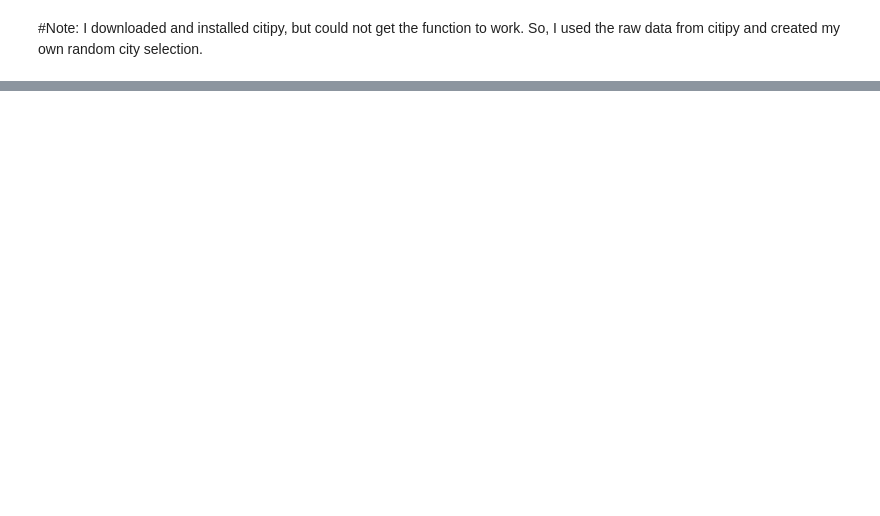
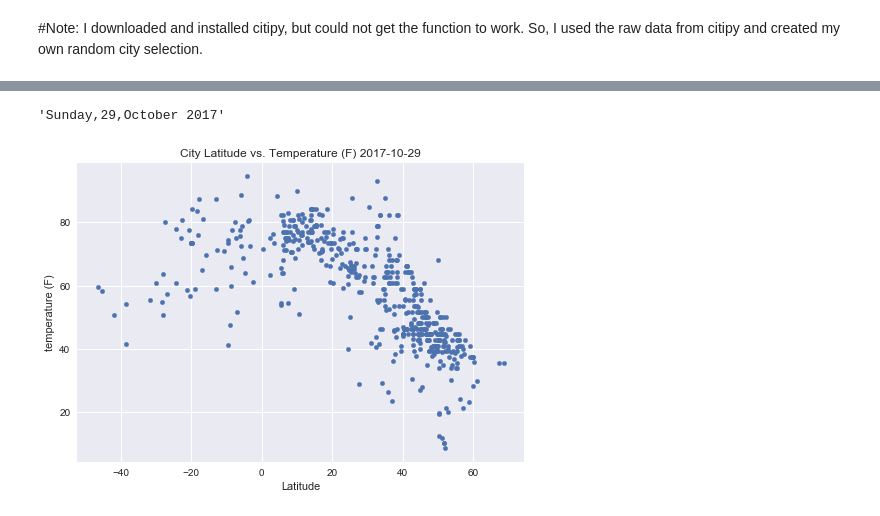
Before and after one commit to ncsu1289/Homework6, a Jupyter notebook: main_py_homework6_db.ipynb, the cells around one changed output, grey strips where cells are left out. Cells and saved outputs as stored; diff of their text form; code cells hidden in the pictures; blank space fills up the shorter version.

```diff
--- a/main_py_homework6_db.ipynb
+++ b/main_py_homework6_db.ipynb
@@ -144,16 +123,0 @@ ran_city_weather.append(request_cc_weather)
-# %%
-count1=1
-ran_city=[]
-ran_city_weather=[]
-sum_ran_city=[]
-for i in range(50):
-    x=random.randint(0,len(cities_batch))
-    #print(x)
-    #print(cities_batch.iloc[x,:])
-    #print(cities_check.iloc[x,:])
-    ran_city=(cities_batch.iloc[x,:])
-    sum_ran_city.append(ran_city)
-    ran_name=ran_city["City"]
-    ran_country=ran_city["Country"]
-    result_of_query=req.get(ran_url2 + ran_name +","+ran_country).json()
-    ran_city_weather.append(result_of_query)
@@ -200,0 +246,14 @@ plt.show()
+# %%
+#Temperature (F) vs. Latitude
+#Humidity (%) vs. Latitude
+#Cloudiness (%) vs. Latitude
+#Wind Speed (mph) vs. Latitude
+lat_info=[info.get("coord").get("lat") for info in ran_city_weather]
+lon_info=[info.get("coord").get("lon") for info in ran_city_weather]
+temp_info=[info.get("main").get("temp_max") for info in ran_city_weather]
+hum_info=[info.get("main").get("humidity") for info in ran_city_weather]
+cloud_info=[info.get("clouds").get("all") for info in ran_city_weather]
+wind_info=[info.get("wind").get("speed") for info in ran_city_weather]
+city_info=[info.get("name") for info in ran_city_weather]
+country_info=[info.get("sys").get("country") for info in ran_city_weather]
+date_info=[info.get("dt") for info in ran_city_weather]
@@ -200,0 +277,15 @@ plt.show()
+# %%
+today=date.today()
+today.strftime("%A,%d,%B %Y")
+
+#today
+# %% [output]
+'Sunday,29,October 2017'
+# %%
+temp_lat.plot(kind="scatter",x="Latitude",y="temperature (F)",grid=True,title="City Latitude vs. Temperature (F) "+str(today))
+plt.xlabel=("Latitude")
+plt.ylabel=("City Temperature (F)")
+plt.savefig("City_Latitude_v_Temp_Matplot.png")
+plt.show()
+# %% [output]
+[figure, added]
```
Also changed, not shown: parts of 49 cells of this notebook, 13 other files.
